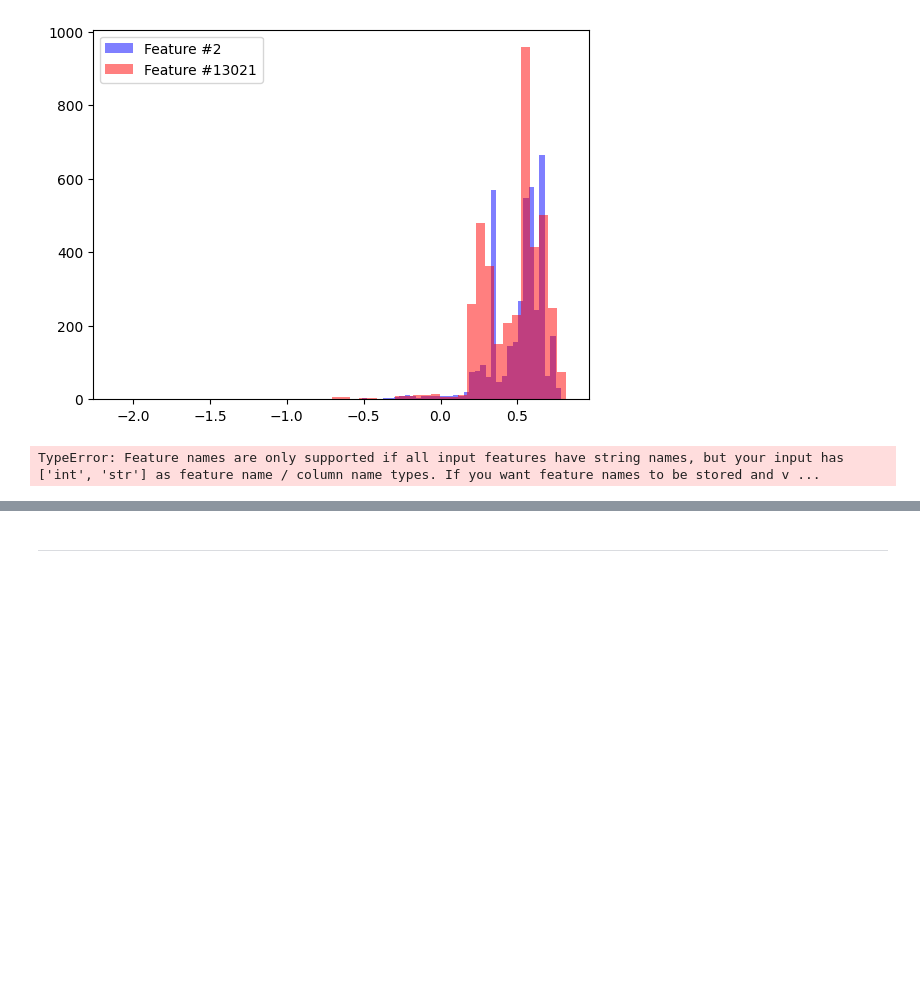
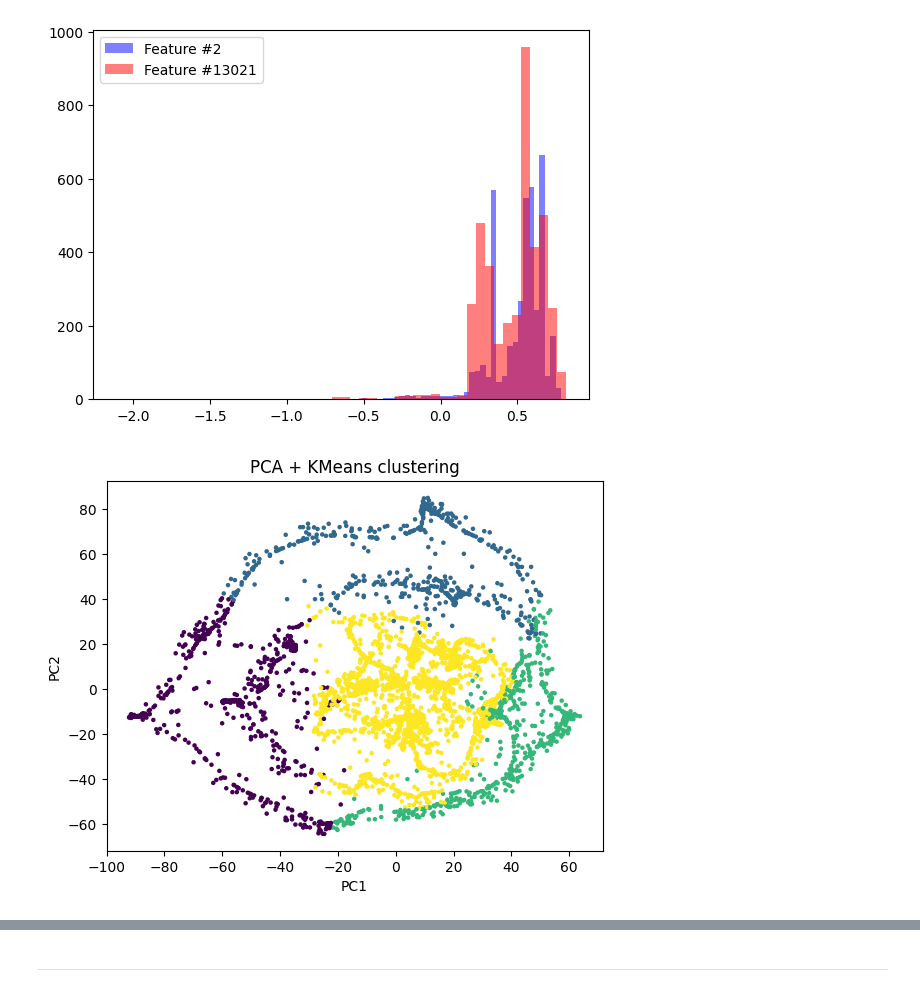
Before and after one commit to joonseren/TDT4172-Introduction-to-Machine-Learning, a Jupyter notebook: Assignment2/Chapter_2.ipynb, the cells around one changed output, grey strips where cells are left out. Drawn from its saved outputs; the diff is of its cells as text; code cells hidden in the pictures; blank space fills up the shorter version.

```diff
--- a/Assignment2/Chapter_2.ipynb
+++ b/Assignment2/Chapter_2.ipynb
@@ -367,17 +369,30 @@ plt.legend()
 plt.show()
 # %% [output]
 [figure]
-# %%
-## PCA
-import sklearn
-
-X = data.iloc[:, 1:]
-
-pca = sklearn.decomposition.PCA(n_components=2)
-
-
-X_pca = pca.fit_transform(X)
-
-print(X_pca.shape)
-# %% [output]
-TypeError: Feature names are only supported if all input features have string names, but your input has ['int', 'str'] as feature name / column name types. If you want feature names to be stored and v ...
+# %%
+## PCA
+import sklearn
+
+X = data.iloc[:, 1:]
+
+# scale the data (set the mean to zero)
+scaler = sklearn.preprocessing.StandardScaler()
+X_scaled = scaler.fit_transform(X)
+
+pca = sklearn.decomposition.PCA(n_components=400)
+
+
+X_pca = pca.fit_transform(X_scaled)
+
+kmeans = sklearn.cluster.KMeans(n_clusters=4, n_init='auto', random_state=42)
+labels = kmeans.fit_predict(X_pca)
+
+
+# --- Plot clusters ---
+plt.scatter(X_pca[:, 0], X_pca[:, 1],c=labels, s=5)
+plt.xlabel("PC1")
+plt.ylabel("PC2")
+plt.title("PCA + KMeans clustering")
+plt.show()
+# %% [output]
+[figure, added]
```
Also changed, not shown: parts of 2 cells of this notebook, 1 other file.
